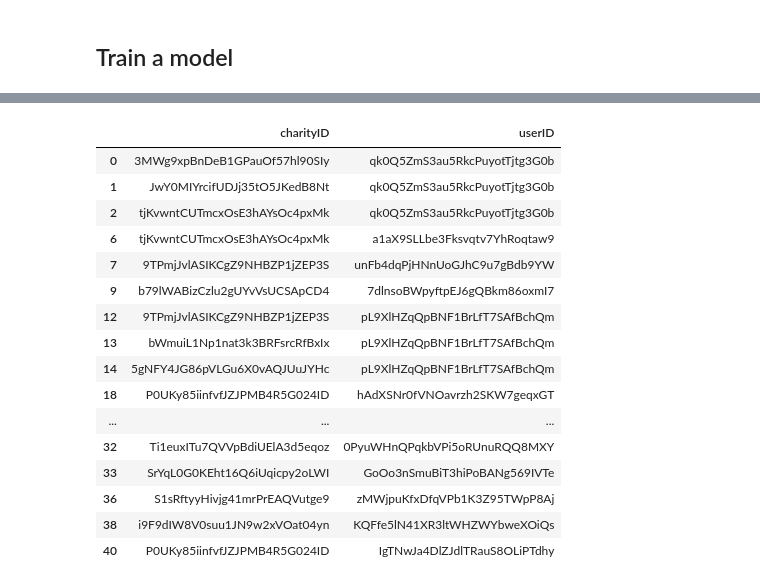
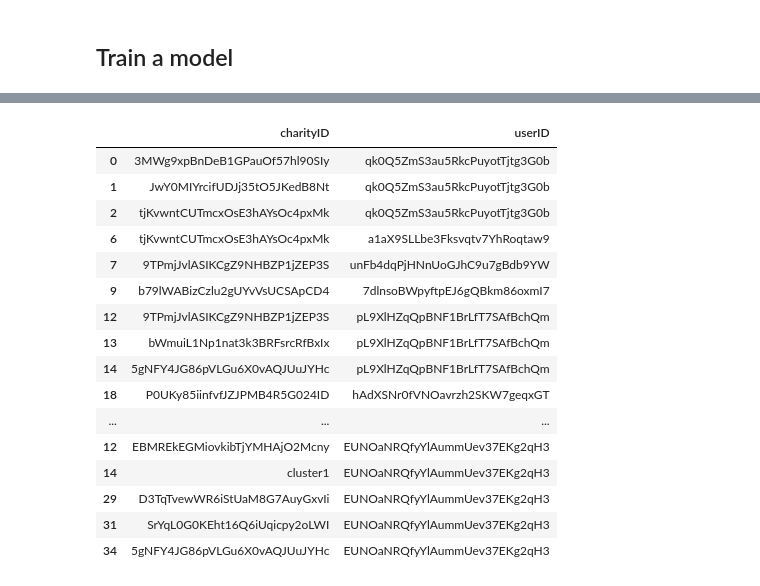
Before and after one commit to TheTriangle/Charities-ML, a Jupyter notebook: BasicModel.ipynb, the cells around one changed output, grey strips where cells are left out. Cells and saved outputs as stored; diff of their text form; code cells hidden in the pictures.

```diff
--- a/BasicModel.ipynb
+++ b/BasicModel.ipynb
@@ -101,0 +86,2 @@ In this step, we create a lambda function to extract a subfield 'item_id' from t
+# %%
+analytics_data['value'] = analytics_data['value'].map(lambda entry: entry['string_value'])
@@ -102,7 +90,7 @@ In this step, we create a lambda function to extract a subfield 'item_id' from t
 # %%
-analytics = analytics_data_real
+analytics = pd.concat([data_real.drop(columns=['timestamp']), analytics_data.drop(columns=['event_timestamp']).rename(columns={'value':'charityID', 'user_id':'userID'})])
 #def getMovieID(row):
 #  items_obj = row['items'][0]
 #  return items_obj['item_id']
 #analytics['movieId'] = analytics.apply(lambda row: getMovieID(row), axis=1)
-#analytics
+analytics
@@ -182,26 +204,26 @@ import pandas as pd
 from sklearn.metrics.pairwise import cosine_similarity
 from sklearn.preprocessing import LabelEncoder
 # %%
-data = analytics.drop(columns=['timestamp']).drop_duplicates()
+data = analytics.drop_duplicates()
 data
 # %% [output]
 |  | charityID | userID |
 | 0 | 3MWg9xpBnDeB1GPauOf57hl90SIy | qk0Q5ZmS3au5RkcPuyotTjtg3G0b |
 | 1 | JwY0MIYrcifUDJj35tO5JKedB8Nt | qk0Q5ZmS3au5RkcPuyotTjtg3G0b |
 | 2 | tjKvwntCUTmcxOsE3hAYsOc4pxMk | qk0Q5ZmS3au5RkcPuyotTjtg3G0b |
 | 6 | tjKvwntCUTmcxOsE3hAYsOc4pxMk | a1aX9SLLbe3Fksvqtv7YhRoqtaw9 |
 | 7 | 9TPmjJvlASIKCgZ9NHBZP1jZEP3S | unFb4dqPjHNnUoGJhC9u7gBdb9YW |
 | 9 | b79lWABizCzlu2gUYvVsUCSApCD4 | 7dlnsoBWpyftpEJ6gQBkm86oxmI7 |
 | 12 | 9TPmjJvlASIKCgZ9NHBZP1jZEP3S | pL9XlHZqQpBNF1BrLfT7SAfBchQm |
 | 13 | bWmuiL1Np1nat3k3BRFsrcRfBxIx | pL9XlHZqQpBNF1BrLfT7SAfBchQm |
 | 14 | 5gNFY4JG86pVLGu6X0vAQJUuJYHc | pL9XlHZqQpBNF1BrLfT7SAfBchQm |
 | 18 | P0UKy85iinfvfJZJPMB4R5G024ID | hAdXSNr0fVNOavrzh2SKW7geqxGT |
 | ... | ... | ... |
-| 32 | Ti1euxITu7QVVpBdiUElA3d5eqoz | 0PyuWHnQPqkbVPi5oRUnuRQQ8MXY |
-| 33 | SrYqL0G0KEht16Q6iUqicpy2oLWI | GoOo3nSmuBiT3hiPoBANg569IVTe |
-| 36 | S1sRftyyHivjg41mrPrEAQVutge9 | zMWjpuKfxDfqVPb1K3Z95TWpP8Aj |
-| 38 | i9F9dIW8V0suu1JN9w2xVOat04yn | KQFfe5lN41XR3ltWHZWYbweXOiQs |
-| 40 | P0UKy85iinfvfJZJPMB4R5G024ID | IgTNwJa4DlZJdlTRauS8OLiPTdhy |
+| 12 | EBMREkEGMiovkibTjYMHAjO2Mcny | EUNOaNRQfyYlAummUev37EKg2qH3 |
+| 14 | cluster1 | EUNOaNRQfyYlAummUev37EKg2qH3 |
+| 29 | D3TqTvewWR6iStUaM8G7AuyGxvIi | EUNOaNRQfyYlAummUev37EKg2qH3 |
+| 31 | SrYqL0G0KEht16Q6iUqicpy2oLWI | EUNOaNRQfyYlAummUev37EKg2qH3 |
+| 34 | 5gNFY4JG86pVLGu6X0vAQJUuJYHc | EUNOaNRQfyYlAummUev37EKg2qH3 |
 # %%
 uniq = data.charityID.unique()
 uniq = pd.DataFrame(uniq)
```
Also changed, not shown: parts of 79 cells of this notebook.
